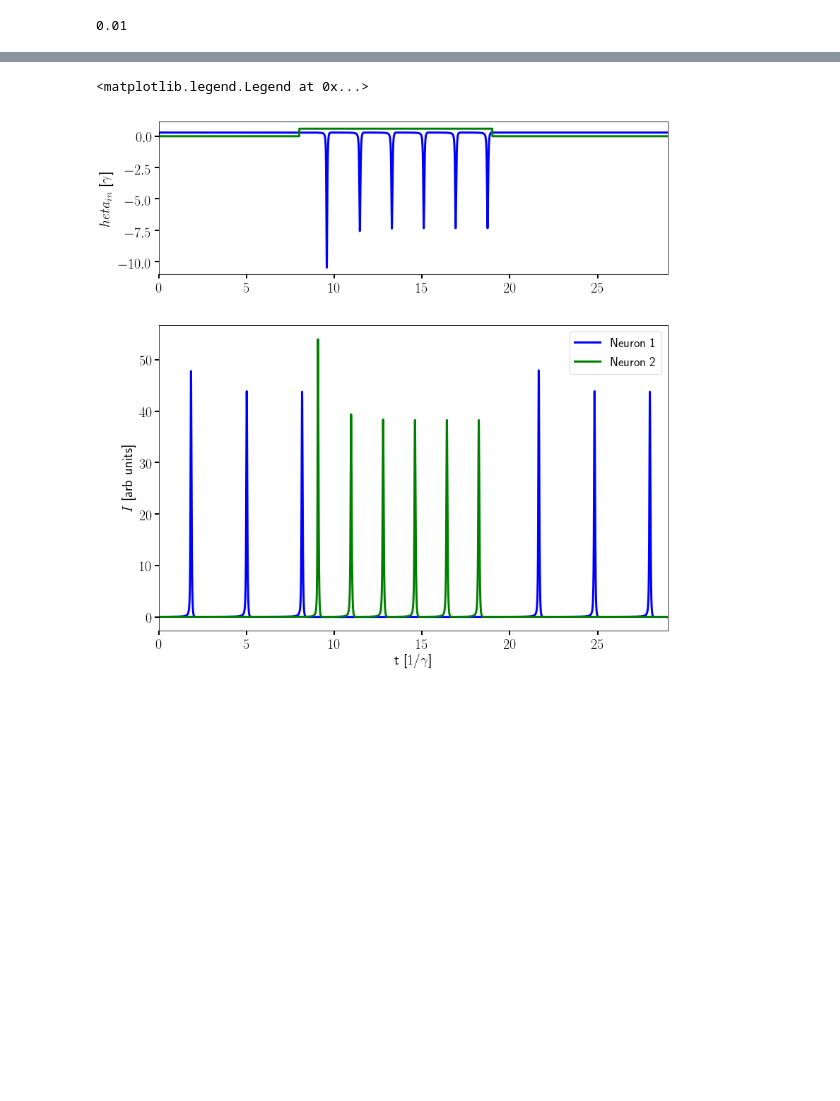
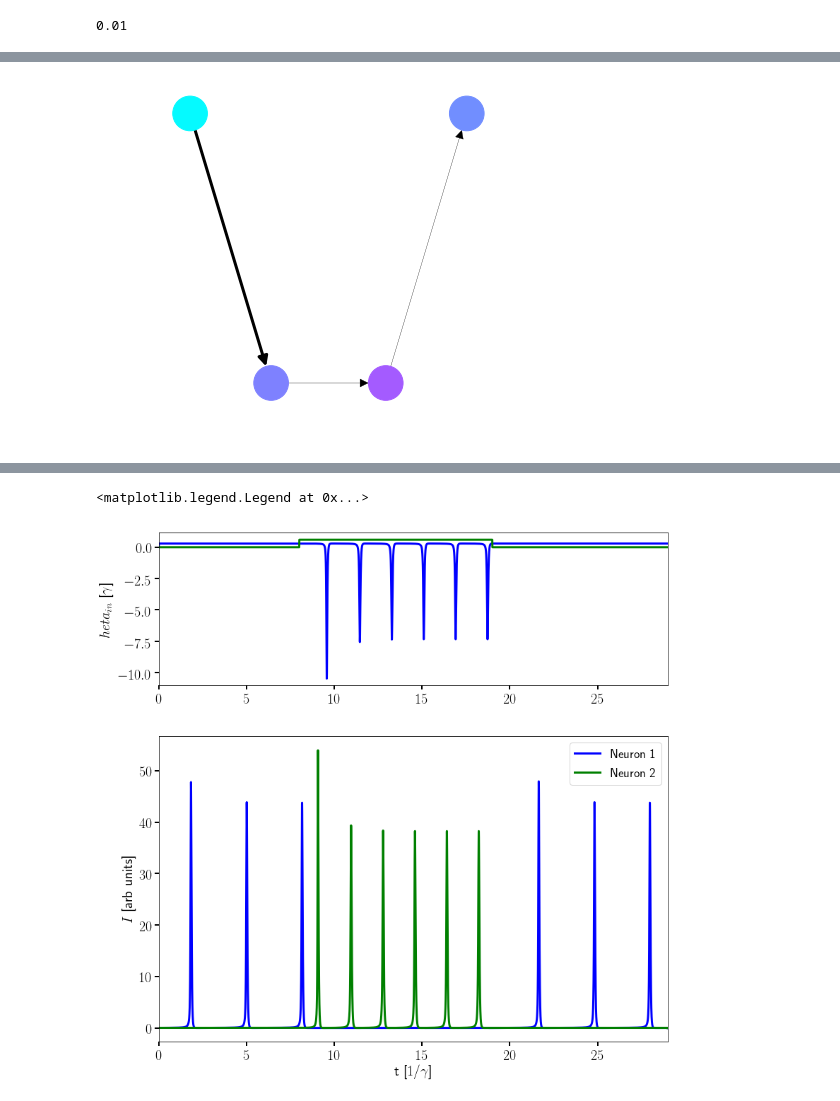
Before and after one commit to jabbate7/PhotonicNeuronSimulator, a Jupyter notebook: Network_plots.ipynb, the cells around one changed output, grey strips where cells are left out. Cells and saved outputs as stored; diff of their text form; code cells hidden in the pictures; blank space fills up the shorter version.

```diff
--- a/Network_plots.ipynb
+++ b/Network_plots.ipynb
@@ -124,3 +124,7 @@ ax1.legend()
+# %%
+network1.visualize()
+# %% [output]
+[figure, added]
 # %%
 # Inhibitory 2 input 2 neuron network
 #neuron 1 is regularly firing, neuron 2 stops neuron 1 from firing
```
Also changed, not shown: parts of 4 cells of this notebook, 1 other file.
